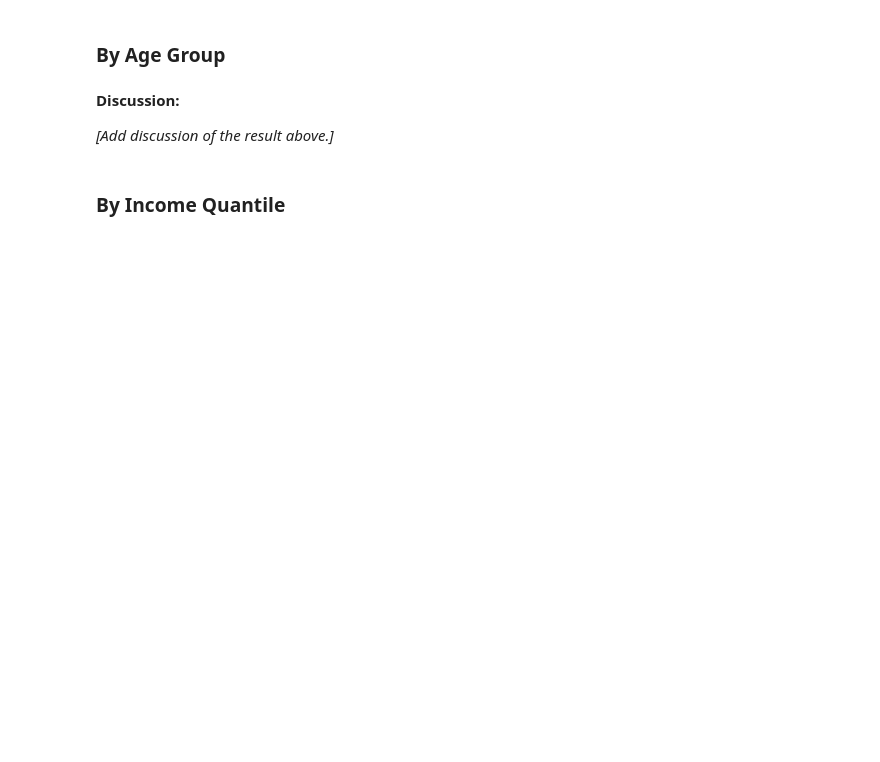
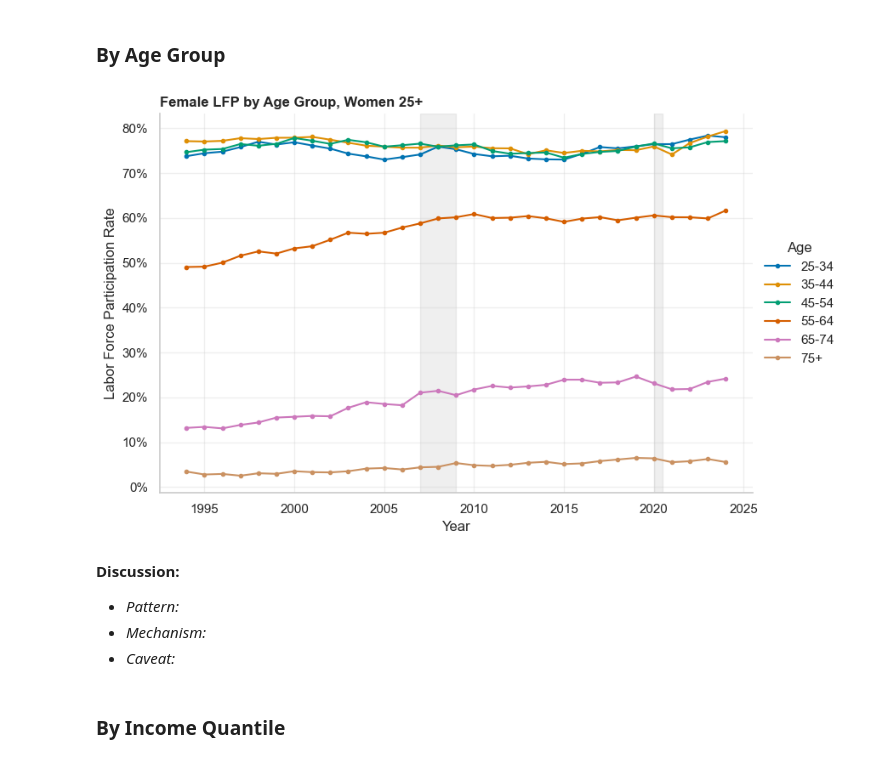
Before and after one commit to gavinjqu/predoc-practice, a Jupyter notebook: predoc_data_task/task_3/analysis.ipynb, the cells around one changed output. Drawn from its saved outputs; the diff is of its cells as text; code cells hidden in the pictures; blank space fills up the shorter version.

```diff
--- a/predoc_data_task/task_3/analysis.ipynb
+++ b/predoc_data_task/task_3/analysis.ipynb
@@ -280,30 +363,24 @@ plt.show()
 # %%
 # Set categorical order so the legend is sorted by age
 age_order = ['25-34', '35-44', '45-54', '55-64', '65-74', '75+']
 df_w25['age'] = pd.Categorical(df_w25['age'], categories=age_order, ordered=True)
 
 lfp_age = lfp_by_year_group(df_w25, 'age')
 
 fig, ax = plt.subplots(figsize=(9, 5.5))
-lfp_age.plot(ax=ax, marker='o', markersize=3, linewidth=1.5)
-
-ax.axvspan(2007, 2009, alpha=0.12, color='gray', zorder=0)
-ax.axvspan(2020, 2020.5, alpha=0.12, color='gray', zorder=0)
-
-ax.yaxis.set_major_formatter(mticker.PercentFormatter(xmax=1, decimals=0))
-ax.set_xlabel('Year')
-ax.set_ylabel('Labor Force Participation Rate')
-ax.set_title('Female LFP by Age Group, Women 25+', loc='left',
-             fontsize=12, fontweight='bold')
+lfp_age.plot(ax=ax, marker='o', markersize=3, linewidth=1.5, color=PAL_CAT[:lfp_age.shape[1]])
 ax.legend(title='Age', frameon=False, loc='center left', bbox_to_anchor=(1, 0.5))
-ax.spines[['top', 'right']].set_visible(False)
-ax.grid(True, alpha=0.3)
+style_ax(ax, ylabel='Labor Force Participation Rate', title='Female LFP by Age Group, Women 25+')
 plt.tight_layout()
 plt.show()
+# %% [output]
+[figure, added]
 # %% [markdown]
 **Discussion:**
 
-*[Add discussion of the result above.]*
+- *Pattern:*
+- *Mechanism:*
+- *Caveat:*
 # %% [markdown]
 
 
```
Also changed, not shown: parts of 56 cells of this notebook, 2 other files.
